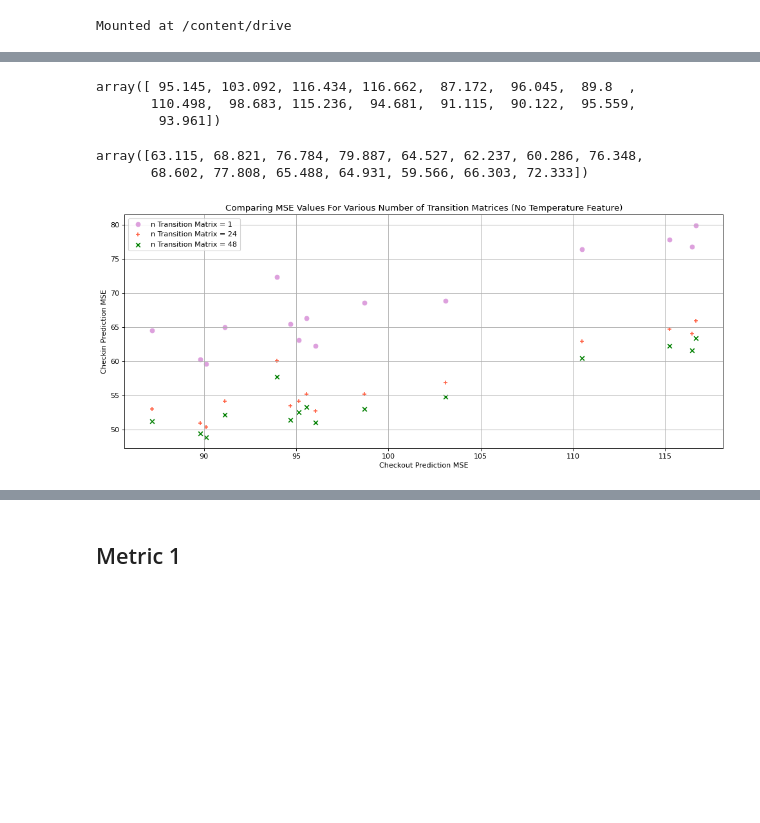
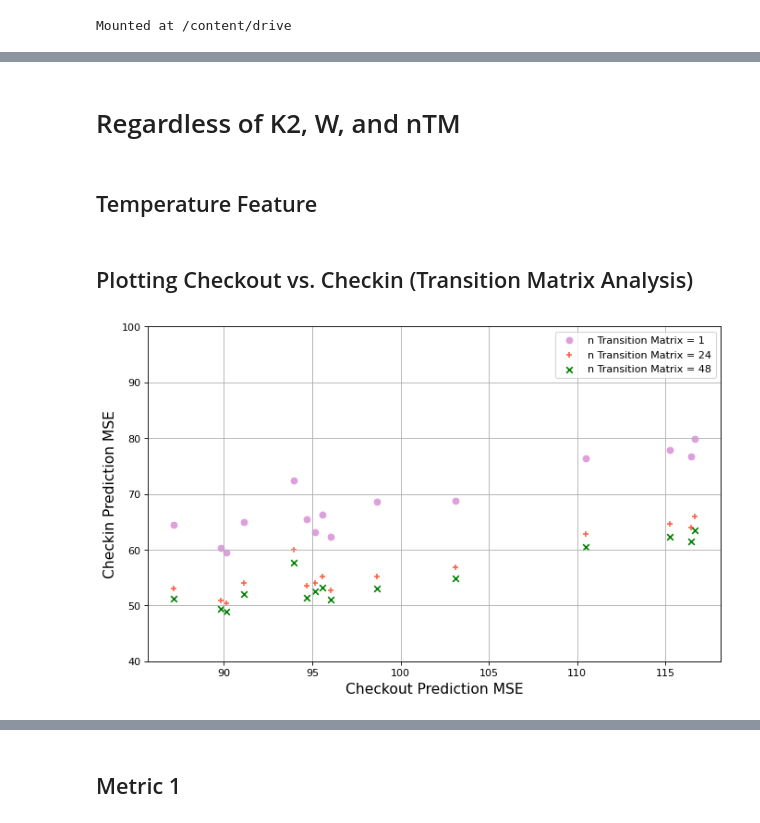
Before and after one commit to lisijia6/Share-Bike-Station-Clustering-and-Usage-Prediction, a Jupyter notebook: Error_Plots.ipynb, the cells around one changed output, grey strips where cells are left out. Saved outputs shown, nothing was run; the diff lists cells and outputs as text; code cells hidden in the pictures; blank space fills up the shorter version.

```diff
--- a/Error_Plots.ipynb
+++ b/Error_Plots.ipynb
@@ -41,0 +101,13 @@ for k, k2_val in enumerate(k2_list):
+# %%
+error_measure = 'mse' # 'rmse', 'mre', 'mae'
+temp_flag = True
+checkout_errors = checkout_errors_all[checkout_errors_all['Temperature'] == temp_flag]
+x_checkout = [1, 5, 10, 15, 20] # n clusterinng iterations
+y_checkout_8 = checkout_errors[(checkout_errors['n Transition Matrix'] == 1) & (checkout_errors['k2'] == 8)][error_measure].to_numpy()
+y_checkout_12 = checkout_errors[(checkout_errors['n Transition Matrix'] == 1) & (checkout_errors['k2'] == 12)][error_measure].to_numpy()
+y_checkout_16 = checkout_errors[(checkout_errors['n Transition Matrix'] == 1) & (checkout_errors['k2'] == 16)][error_measure].to_numpy()
+
+x_name, y_name = 'n Clustering Iterations (W)', 'Checkout {}'.format(error_measure.upper())
+titlename = '' # With temperature
+fig = generate_plot_algo1(x_checkout, y_checkout_8, y_checkout_12, y_checkout_16, xlabelname=x_name, ylabelname=y_name, titlename=titlename)
+fig.savefig('Checkout_vs_W_{}.png'.format(error_measure.upper()))
@@ -41,0 +134,2 @@ for k, k2_val in enumerate(k2_list):
+# %% [markdown]
+# Regardless of K2, W, and nTM
@@ -41,0 +151,2 @@ for k, k2_val in enumerate(k2_list):
+# %% [markdown]
+## Temperature Feature
@@ -42,6 +173,16 @@ for k, k2_val in enumerate(k2_list):
+# %% [markdown]
+## Plotting Checkout vs. Checkin (Transition Matrix Analysis)
 # %%
-checkout_errors_noTemp = checkout_errors_all[checkout_errors_all['Temperature'] == True][['n Transition Matrix', 'mse']]  # regardless of n clustering iterations and value of k2
-# for checkout, the prediction error is the same regardless of number of transition matrices
-x_checkout_1TM = checkout_errors_noTemp[checkout_errors_noTemp['n Transition Matrix'] == 1]['mse'].to_numpy()
-x_checkout_24TM = checkout_errors_noTemp[checkout_errors_noTemp['n Transition Matrix'] == 24]['mse'].to_numpy()
-x_checkout_48TM = checkout_errors_noTemp[checkout_errors_noTemp['n Transition Matrix'] == 48]['mse'].to_numpy()
+def get_xCheckout_yCheckin(error_measure, temp_flag):
+  checkout_errors = checkout_errors_all[checkout_errors_all['Temperature'] == temp_flag][['n Transition Matrix', error_measure]]  # regardless of n clustering iterations and value of k2
+  # for checkout, the prediction error is the same regardless of number of transition matrices
+  x_checkout_1TM = checkout_errors[checkout_errors['n Transition Matrix'] == 1][error_measure].to_numpy()
+  x_checkout_24TM = checkout_errors[checkout_errors['n Transition Matrix'] == 24][error_measure].to_numpy()
+  x_checkout_48TM = checkout_errors[checkout_errors['n Transition Matrix'] == 48][error_measure].to_numpy()
+
+  checkin_errors = checkin_errors_all[checkin_errors_all['Temperature'] == temp_flag][['n Transition Matrix', error_measure]]  # regardless of n clustering iterations and value of k2
+  y_checkin_1TM = checkin_errors[checkin_errors['n Transition Matrix'] == 1][error_measure].to_numpy()
+  y_checkin_24TM = checkin_errors[checkin_errors['n Transition Matrix'] == 24][error_measure].to_numpy()
+  y_checkin_48TM = checkin_errors[checkin_errors['n Transition Matrix'] == 48][error_measure].to_numpy()
+
+  return x_checkout_1TM, x_checkout_24TM, x_checkout_48TM, y_checkin_1TM, y_checkin_24TM, y_checkin_48TM
@@ -53,30 +189,25 @@ y_checkin_48TM = checkin_errors_noTemp[checkin_errors_noTemp['n Transition Matri
-# %%
-x_checkout_1TM
-# %% [output]
-array([ 95.145, 103.092, 116.434, 116.662,  87.172,  96.045,  89.8  ,
-       110.498,  98.683, 115.236,  94.681,  91.115,  90.122,  95.559,
-        93.961])
-# %%
-y_checkin_1TM
-# %% [output]
-array([63.115, 68.821, 76.784, 79.887, 64.527, 62.237, 60.286, 76.348,
-       68.602, 77.808, 65.488, 64.931, 59.566, 66.303, 72.333])
 # %%
 def generate_plot(x1, x24, x48, y1, y24, y48, xlabelname, ylabelname, titlename):
-  fig = figure(figsize=(15, 6), dpi=80)
+  fig = figure(figsize=(10, 6), dpi=80)
   plt.scatter(x1, y1, marker='o', label='n Transition Matrix = 1', color='plum')
   plt.scatter(x24, y24, marker='+', label='n Transition Matrix = 24', color='tomato')
   plt.scatter(x48, y48, marker='x', label='n Transition Matrix = 48', color='green')
 
-  plt.xlabel(xlabelname)
-  plt.ylabel(ylabelname)
+  plt.xlabel(xlabelname, fontsize=14)
+  plt.ylabel(ylabelname, fontsize=14)
   plt.title(titlename)
+  plt.ylim(40, 100)
   plt.legend()
   plt.grid()
   plt.show()
   return fig
 # %%
-xlabelname, ylabelname, titlename ='Checkout Prediction MSE', 'Checkin Prediction MSE', 'Comparing MSE Values For Various Number of Transition Matrices (No Temperature Feature)'
+err_measure = 'mse' # 'rmse', 'mre', 'mae'
+temp_flag = True # False
+x_checkout_1TM, x_checkout_24TM, x_checkout_48TM, y_checkin_1TM, y_checkin_24TM, y_checkin_48TM = get_xCheckout_yCheckin(err_measure, temp_flag)
+titlename = '' #'Comparing {} Values For Various Number of Transition Matrices (With Temperature Feature)'.format(err_measure.upper()
+xlabelname, ylabelname ='Checkout Prediction {}'.format(err_measure.upper()), 'Checkin Prediction {}'.format(err_measure.upper())
 fig1 = generate_plot(x1=x_checkout_1TM, x24=x_checkout_24TM, x48=x_checkout_48TM, y1=y_checkin_1TM, y24=y_checkin_24TM, y48=y_checkin_48TM, xlabelname=xlabelname, ylabelname=ylabelname, titlename=titlename)
+fig1.savefig('TM_Comparisons_{}.png'.format(err_measure.upper()))
 # %% [output]
-[figure, old version]
+[figure, new version]
```
Also changed, not shown: parts of 16 cells of this notebook.
